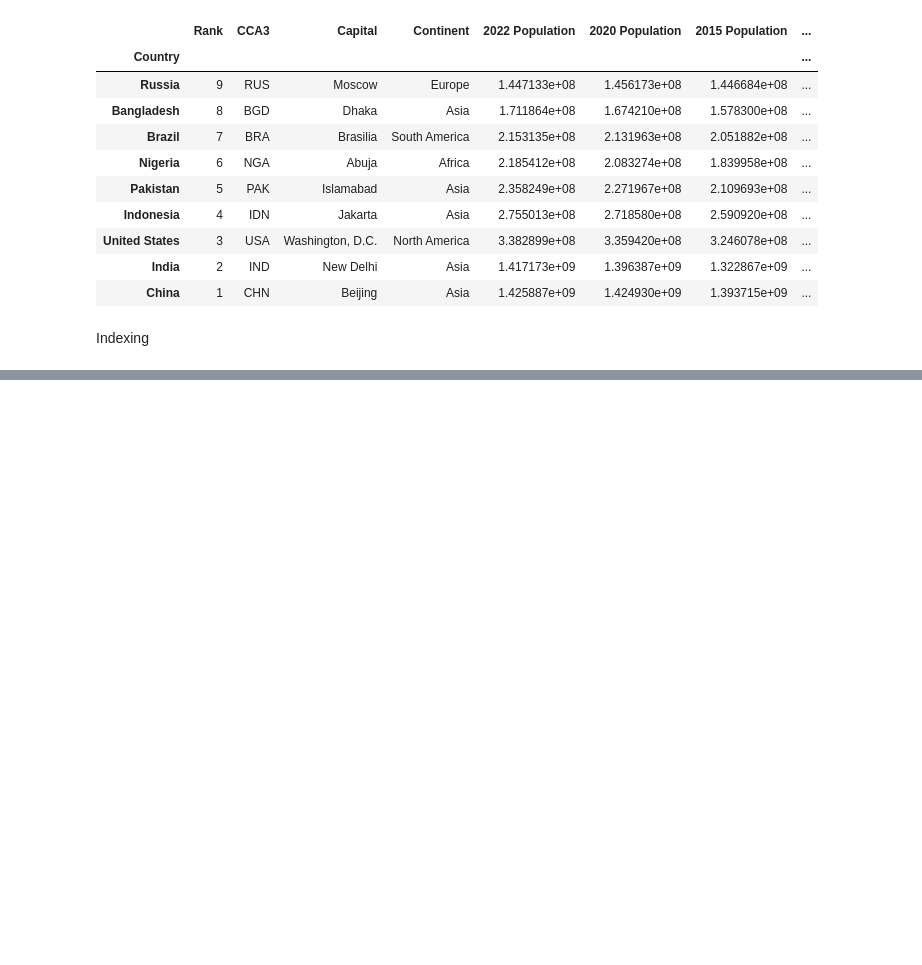
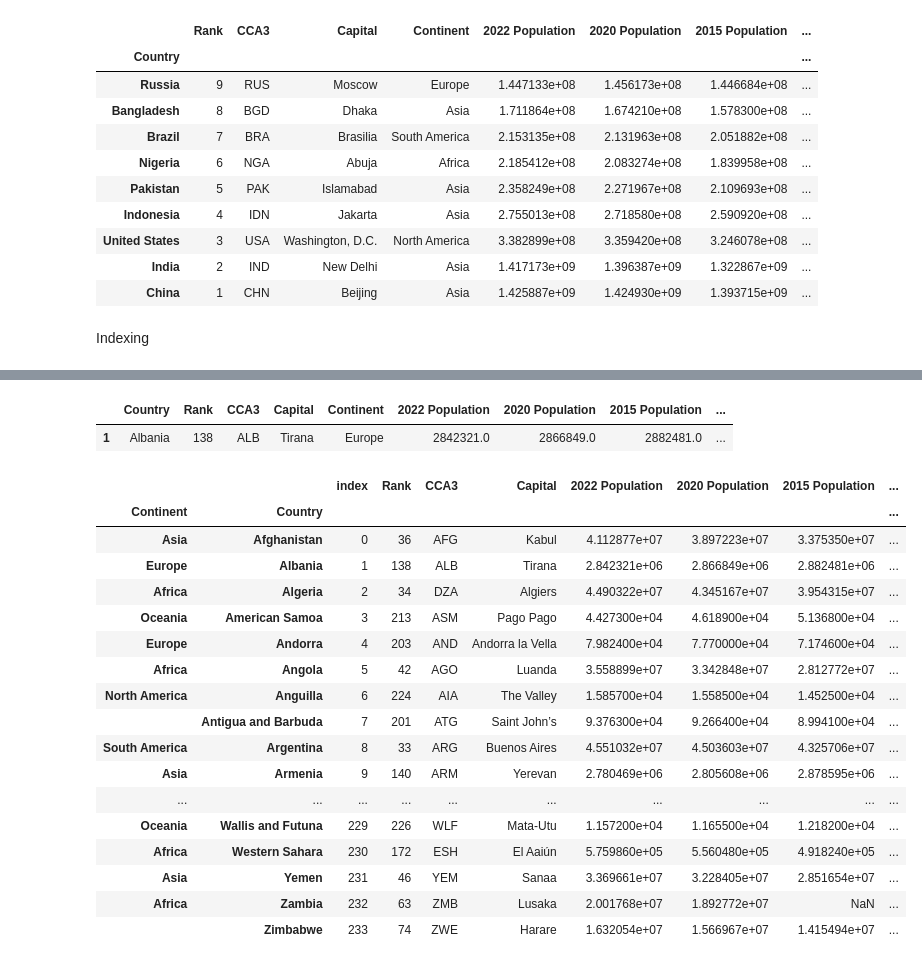
Before and after one commit to kirollos123/data_cleaning, a Jupyter notebook: pandas/Reading_file.ipynb, the cells around one changed output, grey strips where cells are left out. Cells and saved outputs as stored; diff of their text form; code cells hidden in the pictures; blank space fills up the shorter version.

```diff
--- a/pandas/Reading_file.ipynb
+++ b/pandas/Reading_file.ipynb
@@ -360,0 +382,3 @@ Indexing
+# %%
+df = pd.read_csv(r"/home/kirollos/data cleaning/pandas/world_population.csv", index_col="Country")
+df
@@ -360,0 +404,2 @@ Indexing
+# %%
+df.reset_index(inplace =True)
@@ -360,0 +426,2 @@ Indexing
+# %%
+df.set_index('Country')
@@ -360,0 +447,28 @@ Indexing
+# %%
+df.loc[df['Country'] == 'Albania']
+# %% [output]
+|  | Country | Rank | CCA3 | Capital | Continent | 2022 Population | 2020 Population | 2015 Population | ... |
+| 1 | Albania | 138 | ALB | Tirana | Europe | 2842321.0 | 2866849.0 | 2882481.0 | ... |
+# %%
+df.reset_index(inplace=True)
+# %%
+df.set_index(['Continent', 'Country'])
+# %% [output]
+|  |  | index | Rank | CCA3 | Capital | 2022 Population | 2020 Population | 2015 Population | ... |
+| Continent | Country |  |  |  |  |  |  |  | ... |
+| Asia | Afghanistan | 0 | 36 | AFG | Kabul | 4.112877e+07 | 3.897223e+07 | 3.375350e+07 | ... |
+| Europe | Albania | 1 | 138 | ALB | Tirana | 2.842321e+06 | 2.866849e+06 | 2.882481e+06 | ... |
+| Africa | Algeria | 2 | 34 | DZA | Algiers | 4.490322e+07 | 4.345167e+07 | 3.954315e+07 | ... |
+| Oceania | American Samoa | 3 | 213 | ASM | Pago Pago | 4.427300e+04 | 4.618900e+04 | 5.136800e+04 | ... |
+| Europe | Andorra | 4 | 203 | AND | Andorra la Vella | 7.982400e+04 | 7.770000e+04 | 7.174600e+04 | ... |
+| Africa | Angola | 5 | 42 | AGO | Luanda | 3.558899e+07 | 3.342848e+07 | 2.812772e+07 | ... |
+| North America | Anguilla | 6 | 224 | AIA | The Valley | 1.585700e+04 | 1.558500e+04 | 1.452500e+04 | ... |
+|  | Antigua and Barbuda | 7 | 201 | ATG | Saint John’s | 9.376300e+04 | 9.266400e+04 | 8.994100e+04 | ... |
+| South America | Argentina | 8 | 33 | ARG | Buenos Aires | 4.551032e+07 | 4.503603e+07 | 4.325706e+07 | ... |
+| Asia | Armenia | 9 | 140 | ARM | Yerevan | 2.780469e+06 | 2.805608e+06 | 2.878595e+06 | ... |
+| ... | ... | ... | ... | ... | ... | ... | ... | ... | ... |
+| Oceania | Wallis and Futuna | 229 | 226 | WLF | Mata-Utu | 1.157200e+04 | 1.165500e+04 | 1.218200e+04 | ... |
+| Africa | Western Sahara | 230 | 172 | ESH | El Aaiún | 5.759860e+05 | 5.560480e+05 | 4.918240e+05 | ... |
+| Asia | Yemen | 231 | 46 | YEM | Sanaa | 3.369661e+07 | 3.228405e+07 | 2.851654e+07 | ... |
+| Africa | Zambia | 232 | 63 | ZMB | Lusaka | 2.001768e+07 | 1.892772e+07 | NaN | ... |
+|  | Zimbabwe | 233 | 74 | ZWE | Harare | 1.632054e+07 | 1.566967e+07 | 1.415494e+07 | ... |
```
Also changed, not shown: parts of 6 cells of this notebook.
